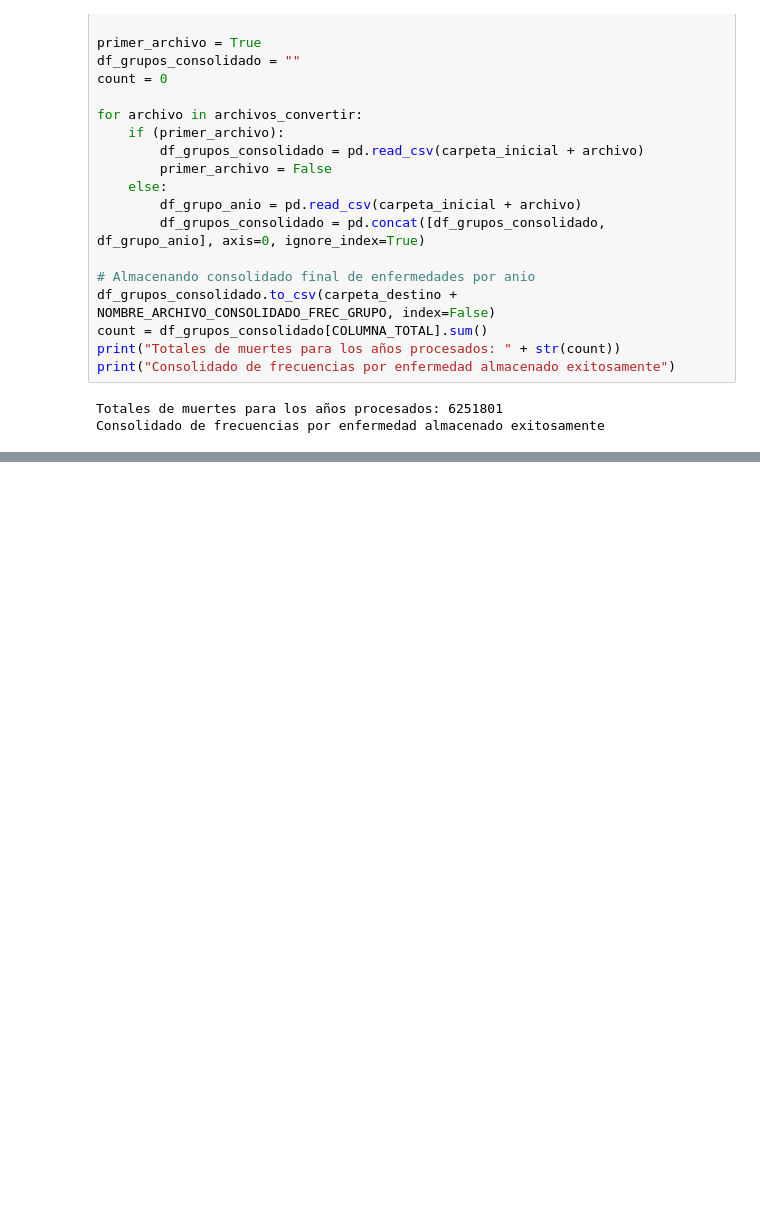
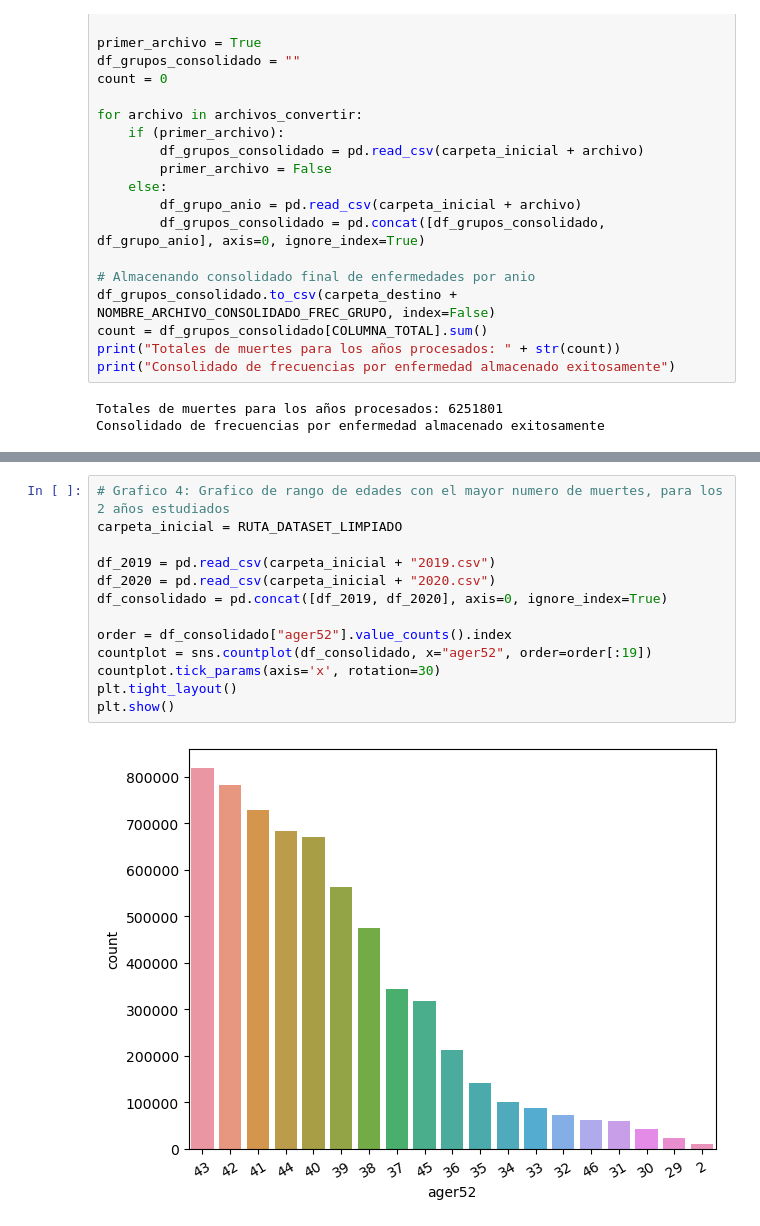
Before and after one commit to blackbrs/diplomado, a Jupyter notebook: Proyecto/Proyecto.ipynb, the cells around one changed output, grey strips where cells are left out. Cells and saved outputs as stored; diff of their text form; blank space fills up the shorter version.

```diff
--- a/Proyecto/Proyecto.ipynb
+++ b/Proyecto/Proyecto.ipynb
@@ -241,0 +297,15 @@ KeyError: '358_cause_recode'
+# %%
+# Grafico 4: Grafico de rango de edades con el mayor numero de muertes, para los 2 años estudiados
+carpeta_inicial = RUTA_DATASET_LIMPIADO
+
+df_2019 = pd.read_csv(carpeta_inicial + "2019.csv")
+df_2020 = pd.read_csv(carpeta_inicial + "2020.csv")
+df_consolidado = pd.concat([df_2019, df_2020], axis=0, ignore_index=True)
+
+order = df_consolidado["ager52"].value_counts().index
+countplot = sns.countplot(df_consolidado, x="ager52", order=order[:19])
+countplot.tick_params(axis='x', rotation=30)
+plt.tight_layout()
+plt.show()
+# %% [output]
+[figure, added]
```
Also changed, not shown: parts of 5 cells of this notebook.
